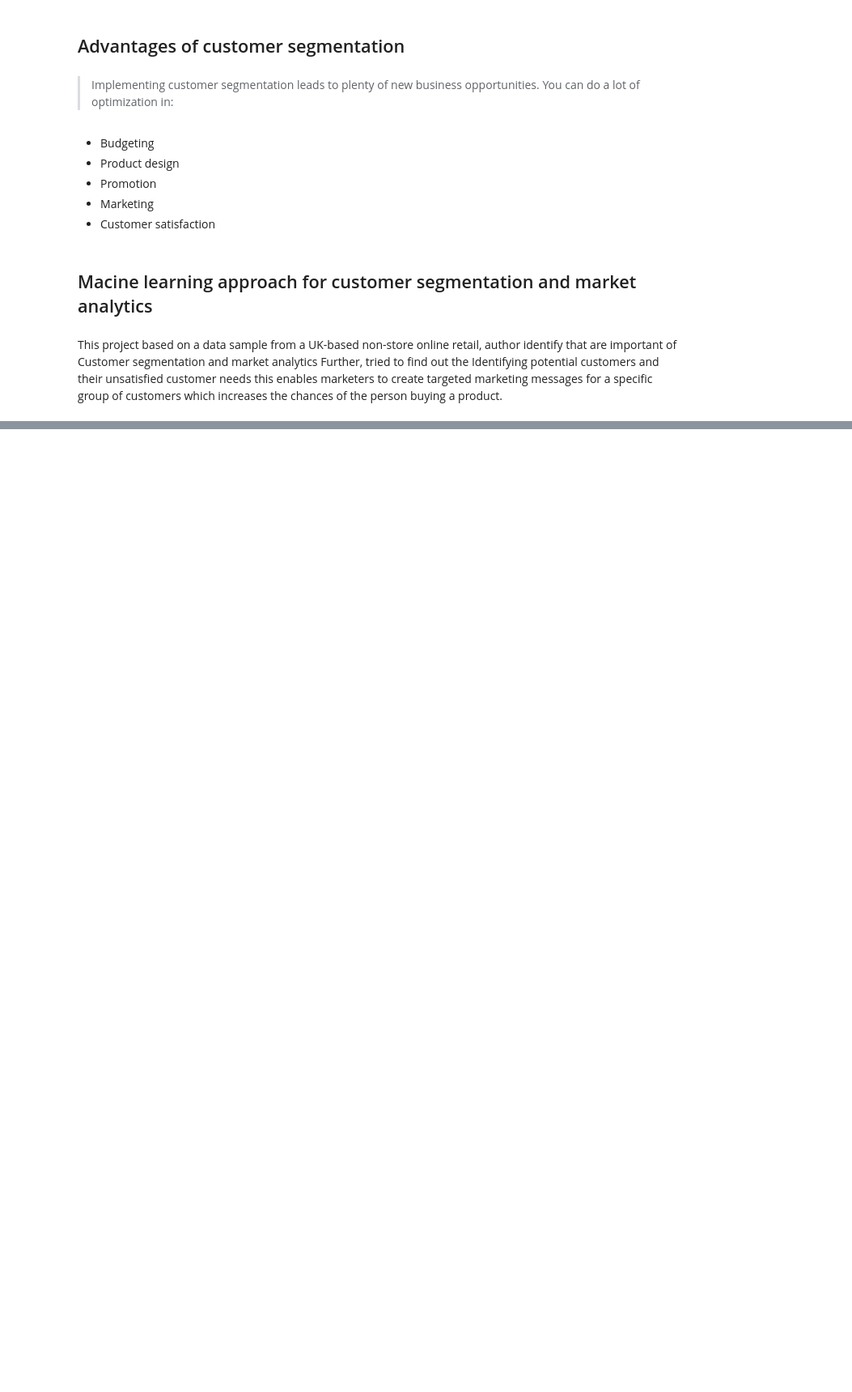
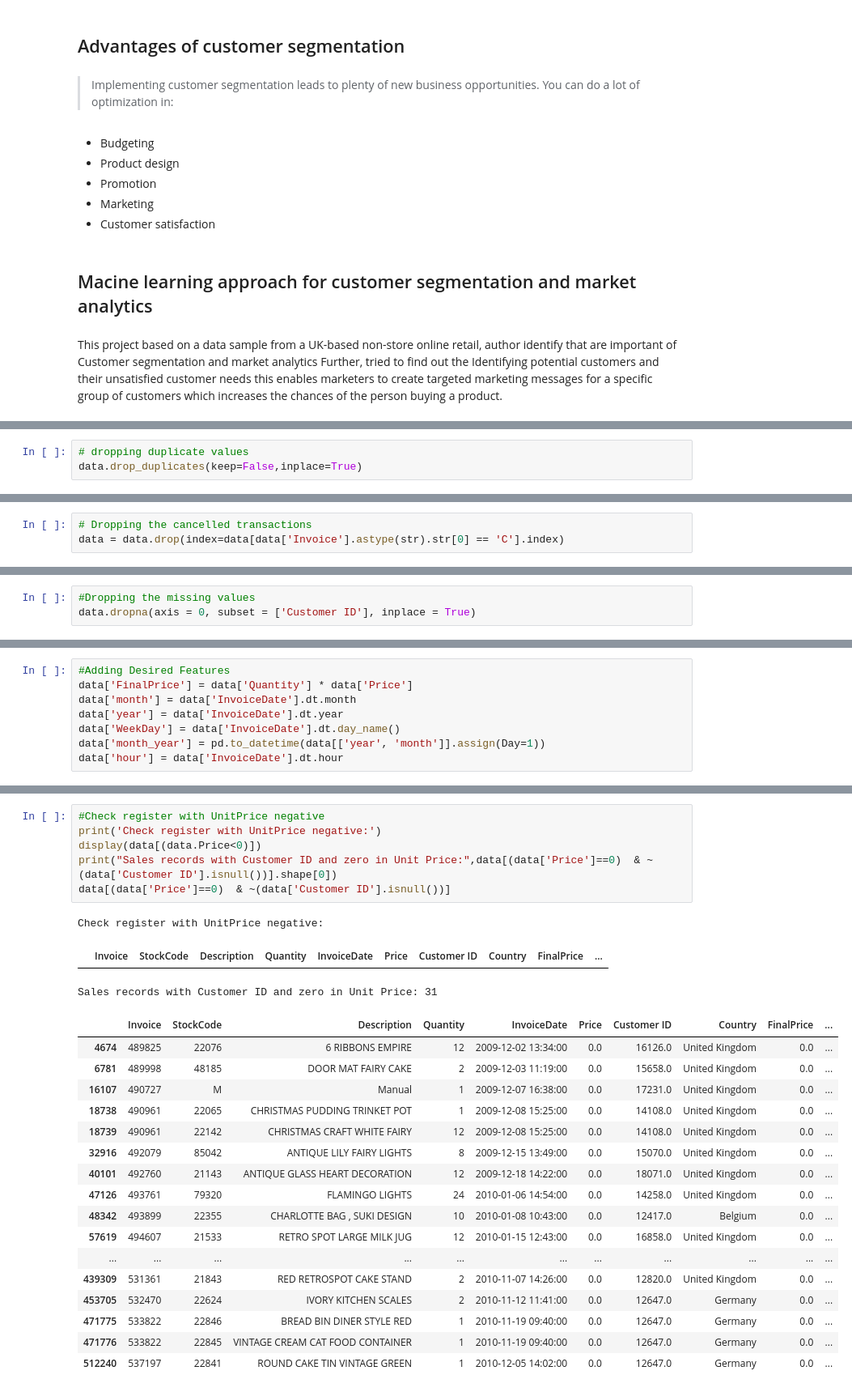
Before and after one commit to TharindaAdhikari/ML_Assignment2_IT19037752_IT19047966_IT19189390, a Jupyter notebook: Customer_Segmentaion.ipynb, the cells around one changed output, grey strips where cells are left out. Shown at 81% size. Cells and saved outputs as stored; diff of their text form; blank space fills up the shorter version.

Commit message:
Data cleaning

```diff
--- a/Customer_Segmentaion.ipynb
+++ b/Customer_Segmentaion.ipynb
@@ -36,0 +154,3 @@ product.
+# %%
+# dropping duplicate values
+data.drop_duplicates(keep=False,inplace=True)
@@ -36,0 +177,3 @@ product.
+# %%
+# Dropping the cancelled transactions
+data = data.drop(index=data[data['Invoice'].astype(str).str[0] == 'C'].index)
@@ -36,0 +198,3 @@ product.
+# %%
+#Dropping the missing values
+data.dropna(axis = 0, subset = ['Customer ID'], inplace = True)
@@ -36,0 +240,8 @@ product.
+# %%
+#Adding Desired Features
+data['FinalPrice'] = data['Quantity'] * data['Price']
+data['month'] = data['InvoiceDate'].dt.month
+data['year'] = data['InvoiceDate'].dt.year
+data['WeekDay'] = data['InvoiceDate'].dt.day_name()
+data['month_year'] = pd.to_datetime(data[['year', 'month']].assign(Day=1))
+data['hour'] = data['InvoiceDate'].dt.hour
@@ -36,0 +257,27 @@ product.
+# %%
+#Check register with UnitPrice negative
+print('Check register with UnitPrice negative:')
+display(data[(data.Price<0)])
+print("Sales records with Customer ID and zero in Unit Price:",data[(data['Price']==0)  & ~(data['Customer ID'].isnull())].shape[0])
+data[(data['Price']==0)  & ~(data['Customer ID'].isnull())]
+# %% [output]
+Check register with UnitPrice negative:
+|  | Invoice | StockCode | Description | Quantity | InvoiceDate | Price | Customer ID | Country | FinalPrice | ... |
+Sales records with Customer ID and zero in Unit Price: 31
+|  | Invoice | StockCode | Description | Quantity | InvoiceDate | Price | Customer ID | Country | FinalPrice | ... |
+| 4674 | 489825 | 22076 | 6 RIBBONS EMPIRE | 12 | 2009-12-02 13:34:00 | 0.0 | 16126.0 | United Kingdom | 0.0 | ... |
+| 6781 | 489998 | 48185 | DOOR MAT FAIRY CAKE | 2 | 2009-12-03 11:19:00 | 0.0 | 15658.0 | United Kingdom | 0.0 | ... |
+| 16107 | 490727 | M | Manual | 1 | 2009-12-07 16:38:00 | 0.0 | 17231.0 | United Kingdom | 0.0 | ... |
+| 18738 | 490961 | 22065 | CHRISTMAS PUDDING TRINKET POT | 1 | 2009-12-08 15:25:00 | 0.0 | 14108.0 | United Kingdom | 0.0 | ... |
+| 18739 | 490961 | 22142 | CHRISTMAS CRAFT WHITE FAIRY | 12 | 2009-12-08 15:25:00 | 0.0 | 14108.0 | United Kingdom | 0.0 | ... |
+| 32916 | 492079 | 85042 | ANTIQUE LILY FAIRY LIGHTS | 8 | 2009-12-15 13:49:00 | 0.0 | 15070.0 | United Kingdom | 0.0 | ... |
+| 40101 | 492760 | 21143 | ANTIQUE GLASS HEART DECORATION | 12 | 2009-12-18 14:22:00 | 0.0 | 18071.0 | United Kingdom | 0.0 | ... |
+| 47126 | 493761 | 79320 | FLAMINGO LIGHTS | 24 | 2010-01-06 14:54:00 | 0.0 | 14258.0 | United Kingdom | 0.0 | ... |
+| 48342 | 493899 | 22355 | CHARLOTTE BAG , SUKI DESIGN | 10 | 2010-01-08 10:43:00 | 0.0 | 12417.0 | Belgium | 0.0 | ... |
+| 57619 | 494607 | 21533 | RETRO SPOT LARGE MILK JUG | 12 | 2010-01-15 12:43:00 | 0.0 | 16858.0 | United Kingdom | 0.0 | ... |
+| ... | ... | ... | ... | ... | ... | ... | ... | ... | ... | ... |
+| 439309 | 531361 | 21843 | RED RETROSPOT CAKE STAND | 2 | 2010-11-07 14:26:00 | 0.0 | 12820.0 | United Kingdom | 0.0 | ... |
+| 453705 | 532470 | 22624 | IVORY KITCHEN SCALES | 2 | 2010-11-12 11:41:00 | 0.0 | 12647.0 | Germany | 0.0 | ... |
+| 471775 | 533822 | 22846 | BREAD BIN DINER STYLE RED | 1 | 2010-11-19 09:40:00 | 0.0 | 12647.0 | Germany | 0.0 | ... |
+| 471776 | 533822 | 22845 | VINTAGE CREAM CAT FOOD CONTAINER | 1 | 2010-11-19 09:40:00 | 0.0 | 12647.0 | Germany | 0.0 | ... |
+| 512240 | 537197 | 22841 | ROUND CAKE TIN VINTAGE GREEN | 1 | 2010-12-05 14:02:00 | 0.0 | 12647.0 | Germany | 0.0 | ... |
```
Also changed, not shown: parts of 24 cells of this notebook.
